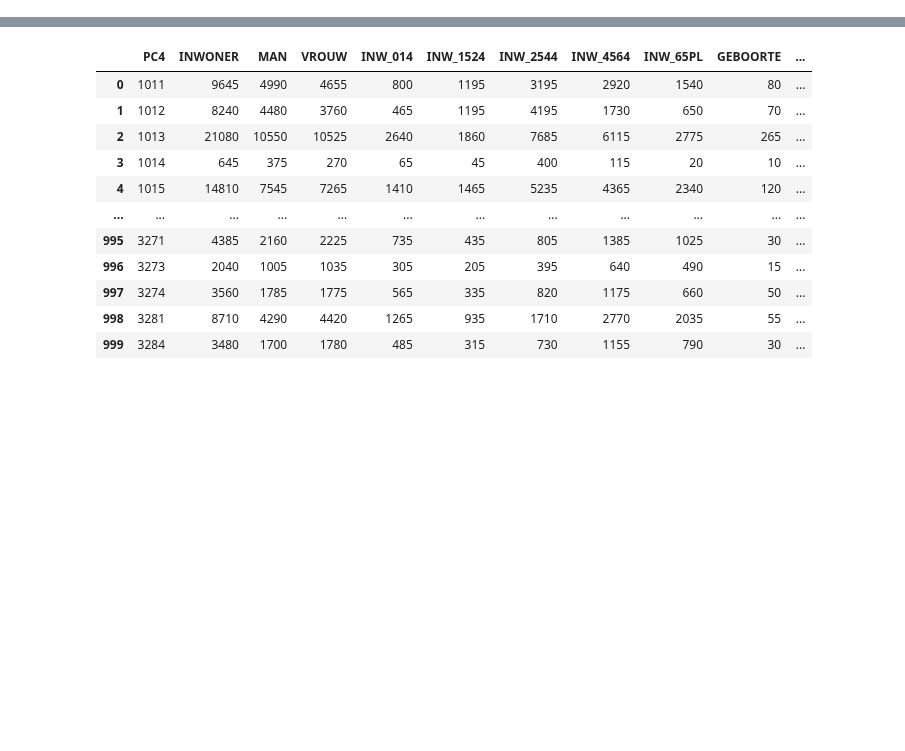
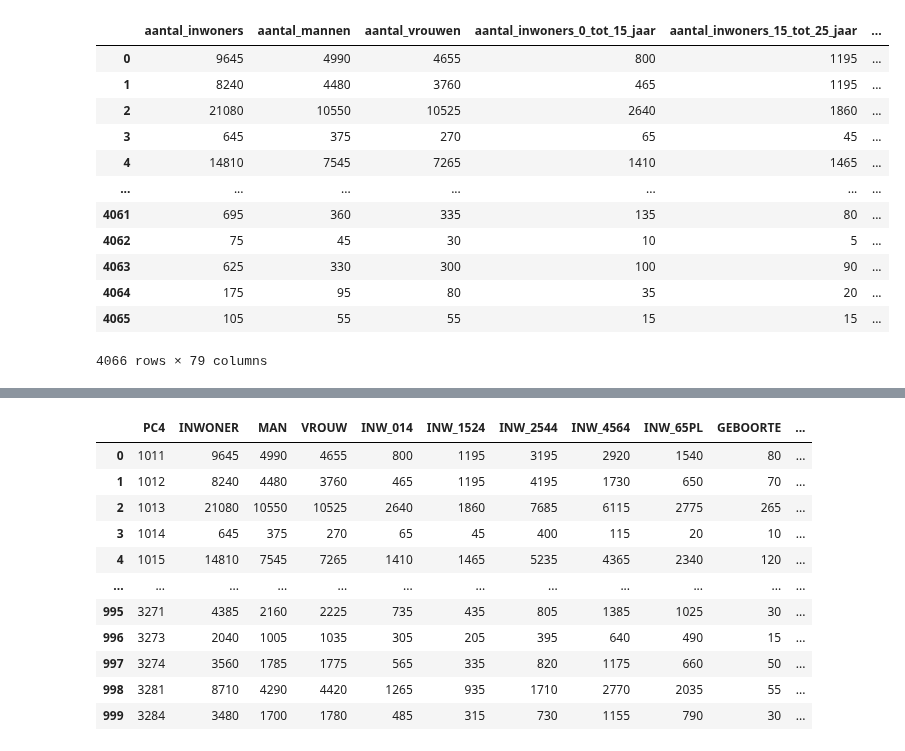
Before and after one commit to BramblePie/FlaskReact, a Jupyter notebook: flask-backend/notebooks/recreatie.ipynb, the cells around one changed output, grey strips where cells are left out. Drawn from its saved outputs; the diff is of its cells as text; code cells hidden in the pictures; blank space fills up the shorter version.

```diff
--- a/flask-backend/notebooks/recreatie.ipynb
+++ b/flask-backend/notebooks/recreatie.ipynb
@@ -21,0 +23,17 @@ NameError: name 'WebFeatureService' is not defined
+# %%
+df_recreatie = pd.concat([test1, test2, test3, test4, test5], ignore_index=True)
+df_recreatie
+# %% [output]
+|  | aantal_inwoners | aantal_mannen | aantal_vrouwen | aantal_inwoners_0_tot_15_jaar | aantal_inwoners_15_tot_25_jaar | ... |
+| 0 | 9645 | 4990 | 4655 | 800 | 1195 | ... |
+| 1 | 8240 | 4480 | 3760 | 465 | 1195 | ... |
+| 2 | 21080 | 10550 | 10525 | 2640 | 1860 | ... |
+| 3 | 645 | 375 | 270 | 65 | 45 | ... |
+| 4 | 14810 | 7545 | 7265 | 1410 | 1465 | ... |
+| ... | ... | ... | ... | ... | ... | ... |
+| 4061 | 695 | 360 | 335 | 135 | 80 | ... |
+| 4062 | 75 | 45 | 30 | 10 | 5 | ... |
+| 4063 | 625 | 330 | 300 | 100 | 90 | ... |
+| 4064 | 175 | 95 | 80 | 35 | 20 | ... |
+| 4065 | 105 | 55 | 55 | 15 | 15 | ... |
+4066 rows × 79 columns
```
Also changed, not shown: parts of 10 cells of this notebook.
